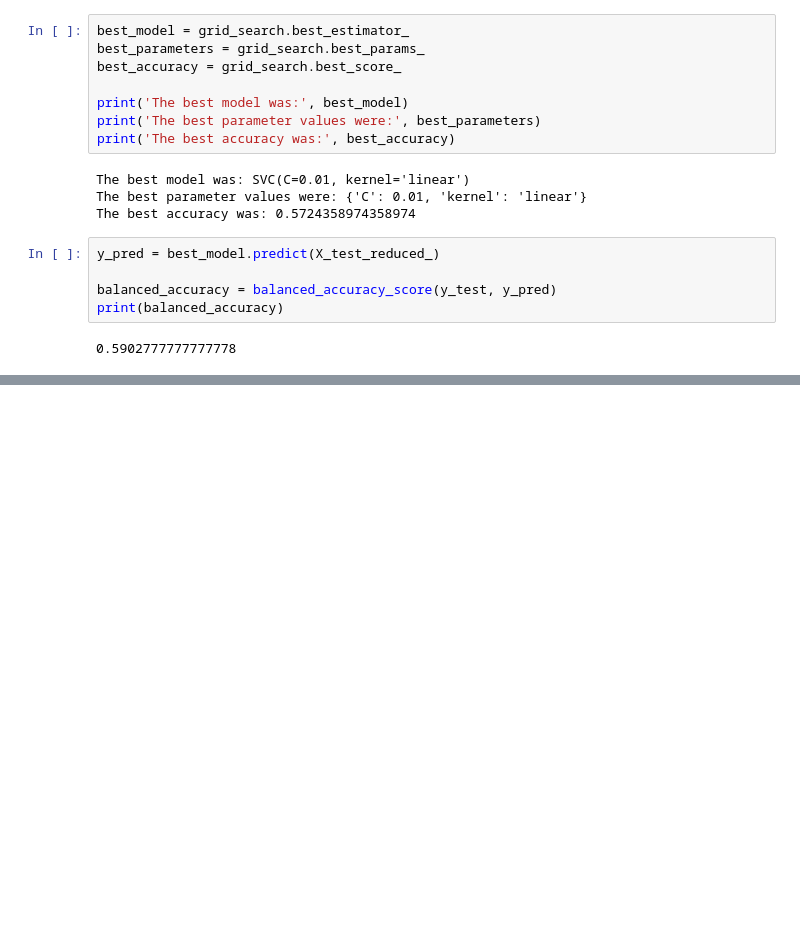
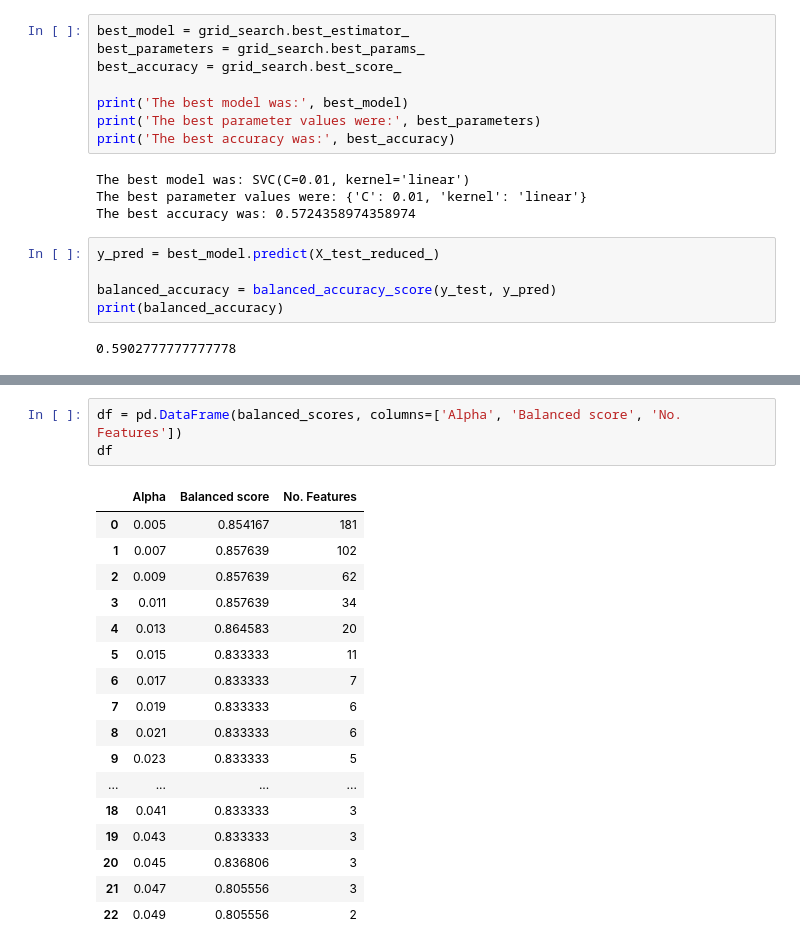
Before and after one commit to NeuralWave42/ST443-Project, a Jupyter notebook: test.ipynb, the cells around one changed output, grey strips where cells are left out. Cells and saved outputs as stored; diff of their text form; blank space fills up the shorter version.

```diff
--- a/test.ipynb
+++ b/test.ipynb
@@ -615,0 +415,21 @@ NameError: name 'X_test_reduced' is not defined
+# %%
+df = pd.DataFrame(balanced_scores, columns=['Alpha', 'Balanced score', 'No. Features'])
+df
+# %% [output]
+|  | Alpha | Balanced score | No. Features |
+| 0 | 0.005 | 0.854167 | 181 |
+| 1 | 0.007 | 0.857639 | 102 |
+| 2 | 0.009 | 0.857639 | 62 |
+| 3 | 0.011 | 0.857639 | 34 |
+| 4 | 0.013 | 0.864583 | 20 |
+| 5 | 0.015 | 0.833333 | 11 |
+| 6 | 0.017 | 0.833333 | 7 |
+| 7 | 0.019 | 0.833333 | 6 |
+| 8 | 0.021 | 0.833333 | 6 |
+| 9 | 0.023 | 0.833333 | 5 |
+| ... | ... | ... | ... |
+| 18 | 0.041 | 0.833333 | 3 |
+| 19 | 0.043 | 0.833333 | 3 |
+| 20 | 0.045 | 0.836806 | 3 |
+| 21 | 0.047 | 0.805556 | 3 |
+| 22 | 0.049 | 0.805556 | 2 |
```
Also changed, not shown: parts of 93 cells of this notebook, 1 other file.
